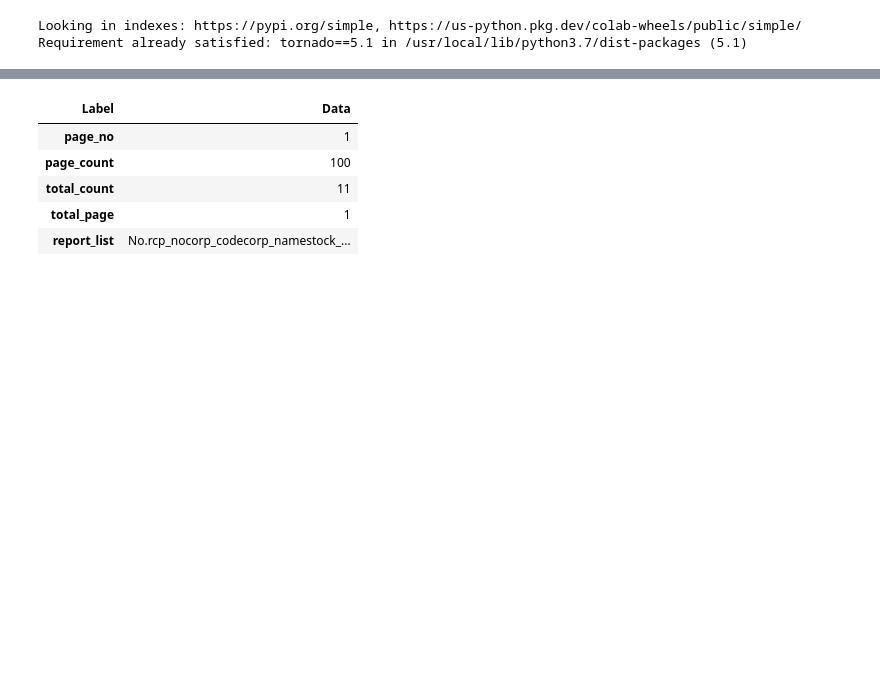
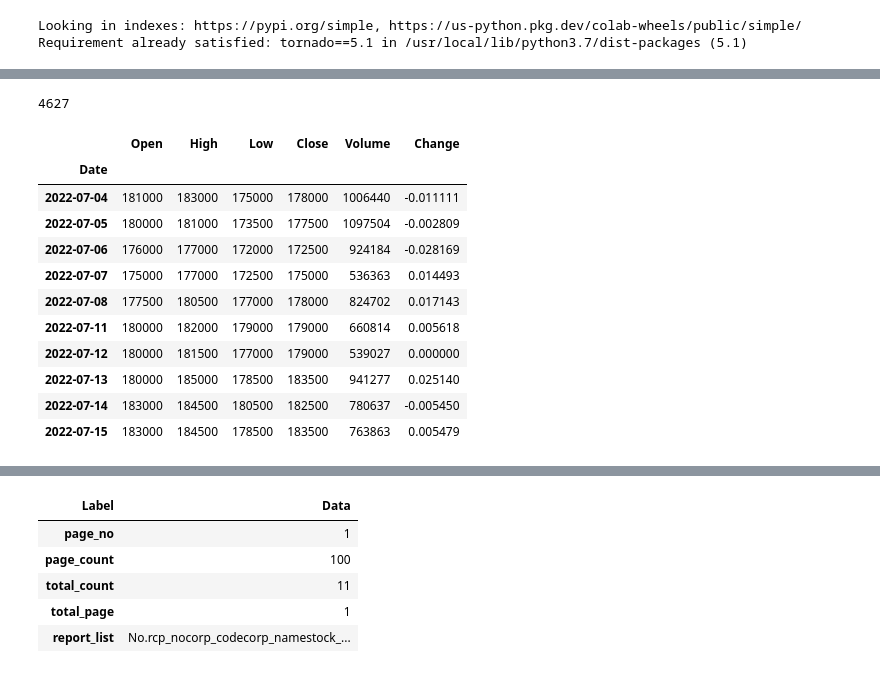
Before and after one commit to sub3h/StockAnalysisInPython, a Jupyter notebook: biasguard.ipynb, the cells around one changed output, grey strips where cells are left out. Drawn from its saved outputs; the diff is of its cells as text; code cells hidden in the pictures; blank space fills up the shorter version.

```diff
--- a/biasguard.ipynb
+++ b/biasguard.ipynb
@@ -90,0 +145,23 @@ Hello World!
+# %%
+len(df_nsd)
+# %% [output]
+4627
+# %%
+# 테스트(현대차 가격 데이터)
+
+df = fdr.DataReader('005380', '2019') # 현대차, 2019년
+df.head(10)
+df.tail(10)
+# %% [output]
+|  | Open | High | Low | Close | Volume | Change |
+| Date |  |  |  |  |  |  |
+| 2022-07-04 | 181000 | 183000 | 175000 | 178000 | 1006440 | -0.011111 |
+| 2022-07-05 | 180000 | 181000 | 173500 | 177500 | 1097504 | -0.002809 |
+| 2022-07-06 | 176000 | 177000 | 172000 | 172500 | 924184 | -0.028169 |
+| 2022-07-07 | 175000 | 177000 | 172500 | 175000 | 536363 | 0.014493 |
+| 2022-07-08 | 177500 | 180500 | 177000 | 178000 | 824702 | 0.017143 |
+| 2022-07-11 | 180000 | 182000 | 179000 | 179000 | 660814 | 0.005618 |
+| 2022-07-12 | 180000 | 181500 | 177000 | 179000 | 539027 | 0.000000 |
+| 2022-07-13 | 180000 | 185000 | 178500 | 183500 | 941277 | 0.025140 |
+| 2022-07-14 | 183000 | 184500 | 180500 | 182500 | 780637 | -0.005450 |
+| 2022-07-15 | 183000 | 184500 | 178500 | 183500 | 763863 | 0.005479 |
```
Also changed, not shown: parts of 17 cells of this notebook.
